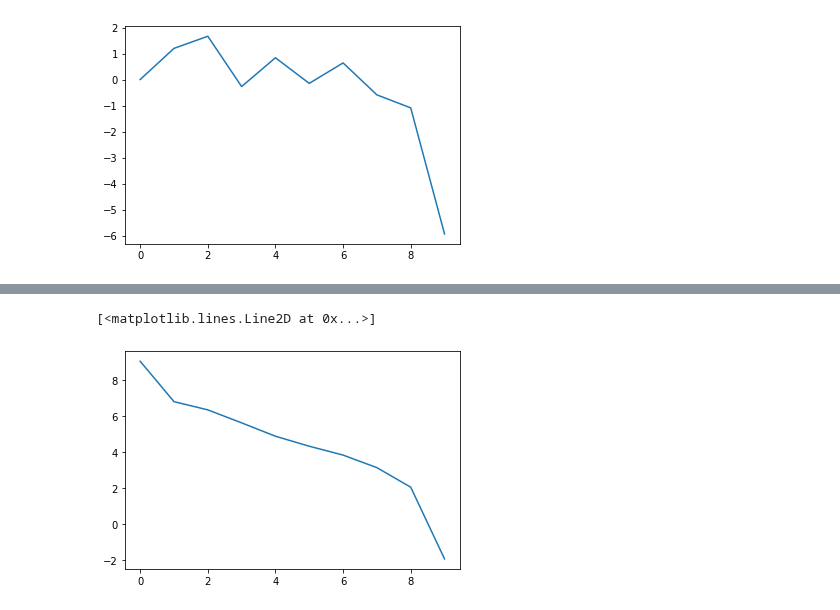
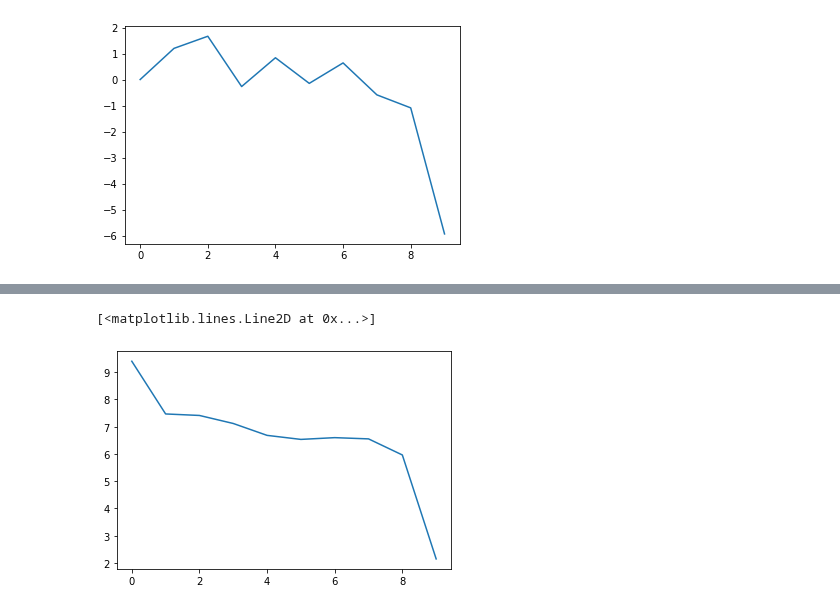
Before and after one commit to SangHyuNBack/2nd-Capstone-Project, a Jupyter notebook: Feature Engineering .ipynb, the cells around one changed output, grey strips where cells are left out. Cells and saved outputs as stored; diff of their text form; code cells hidden in the pictures.

```diff
--- a/Feature Engineering .ipynb
+++ b/Feature Engineering .ipynb
@@ -111,15 +118,16 @@ plt.plot(prediction)
 # %%
 #Without any trimmed any gdp growth outliers
 LR = LinearRegression()
-Scale = StandardScaler()
-Scale.fit(China)
+scale = StandardScaler()
+scaled_data = scale.fit(China[['Fertility rate, total (births per woman)', '14 Under', '15 to 64','64 above', 'Work Population(%)']])
+China[['Fertility rate, total (births per woman)', '14 Under', '15 to 64','64 above', 'Work Population(%)']] = scale.transform(China[['Fertility rate, total (births per woman)', '14 Under', '15 to 64','64 above', 'Work Population(%)']])
 y_train =  China['GDP Growth'][:50]
 y_test = China['GDP Growth'][50:]
-X_train =  China.drop(columns = 'GDP Growth')[:50]
-X_test =  China.drop(columns = 'GDP Growth')[50:]
+X_train =  China.drop(columns = ['GDP Growth', 'GDP', 'GDP Per Capita'])[:50]
+X_test =  China.drop(columns = ['GDP Growth', 'GDP', 'GDP Per Capita'])[50:]
 LR.fit(X_train, y_train)
 prediction = LR.predict(X_test)
 plt.plot(prediction)
 # %% [output]
 [<matplotlib.lines.Line2D at 0x...>]
-[figure, old version]
+[figure, new version]
```
Also changed, not shown: parts of 3 cells of this notebook.
